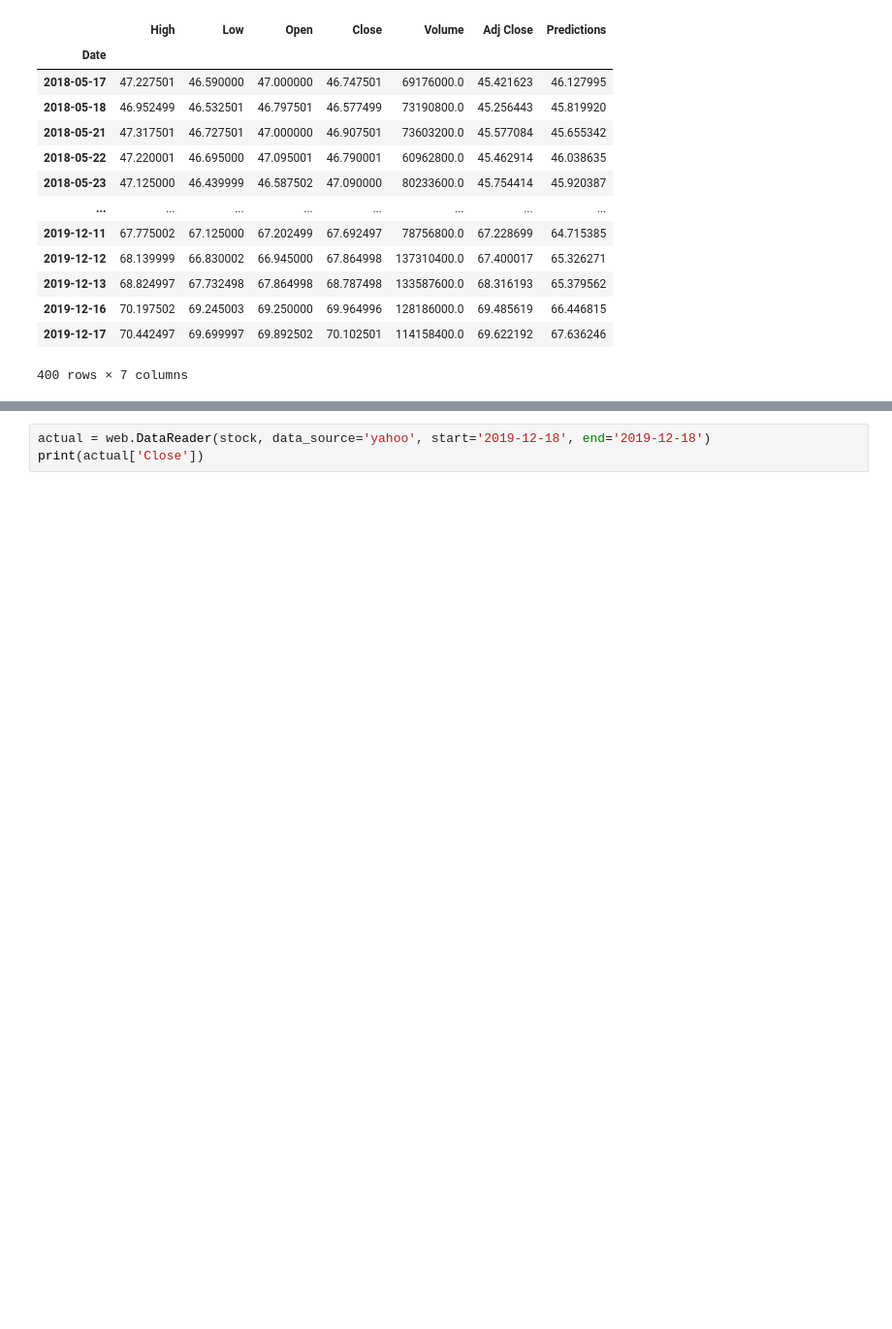
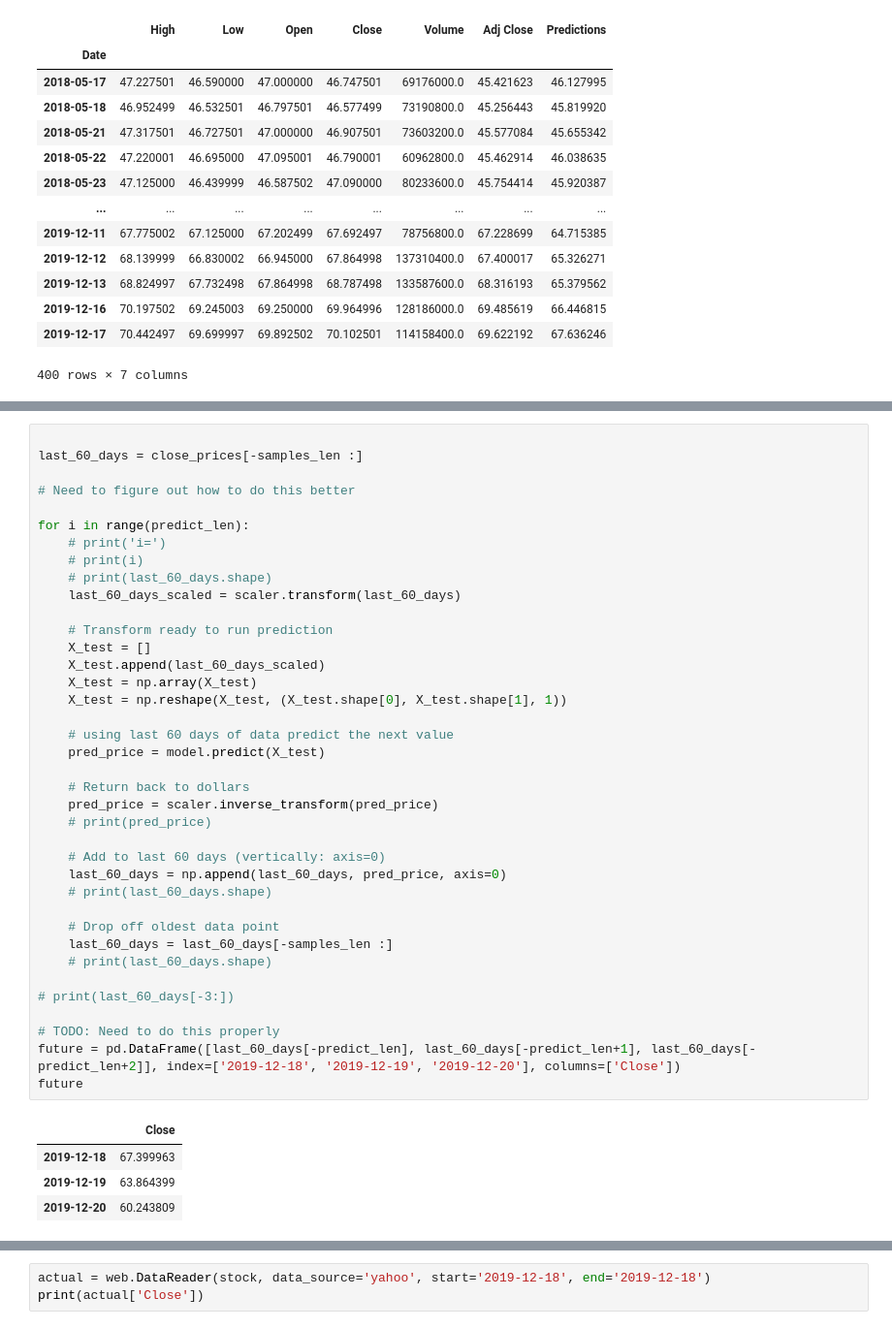
Before and after one commit to GlenOFI/lstm, a Jupyter notebook: stockpricepredictor.ipynb, the cells around one changed output, grey strips where cells are left out. Shown at 97% size. Saved outputs shown, nothing was run; the diff lists cells and outputs as text; blank space fills up the shorter version.

```diff
--- a/stockpricepredictor.ipynb
+++ b/stockpricepredictor.ipynb
@@ -220,0 +263,43 @@ print(pred_price)
+# %%
+
+last_60_days = close_prices[-samples_len :]
+
+# Need to figure out how to do this better
+
+for i in range(predict_len):
+    # print('i=')
+    # print(i)
+    # print(last_60_days.shape)
+    last_60_days_scaled = scaler.transform(last_60_days)
+
+    # Transform ready to run prediction
+    X_test = []
+    X_test.append(last_60_days_scaled)
+    X_test = np.array(X_test)
+    X_test = np.reshape(X_test, (X_test.shape[0], X_test.shape[1], 1))
+
+    # using last 60 days of data predict the next value
+    pred_price = model.predict(X_test)
+
+    # Return back to dollars
+    pred_price = scaler.inverse_transform(pred_price)
+    # print(pred_price)
+
+    # Add to last 60 days (vertically: axis=0)
+    last_60_days = np.append(last_60_days, pred_price, axis=0)
+    # print(last_60_days.shape)
+
+    # Drop off oldest data point
+    last_60_days = last_60_days[-samples_len :]
+    # print(last_60_days.shape)
+
+# print(last_60_days[-3:])
+
+# TODO: Need to do this properly
+future = pd.DataFrame([last_60_days[-predict_len], last_60_days[-predict_len+1], last_60_days[-predict_len+2]], index=['2019-12-18', '2019-12-19', '2019-12-20'], columns=['Close'])
+future
+# %% [output]
+|  | Close |
+| 2019-12-18 | 67.399963 |
+| 2019-12-19 | 63.864399 |
+| 2019-12-20 | 60.243809 |
```
Also changed, not shown: parts of 7 cells of this notebook, 1 other file.
